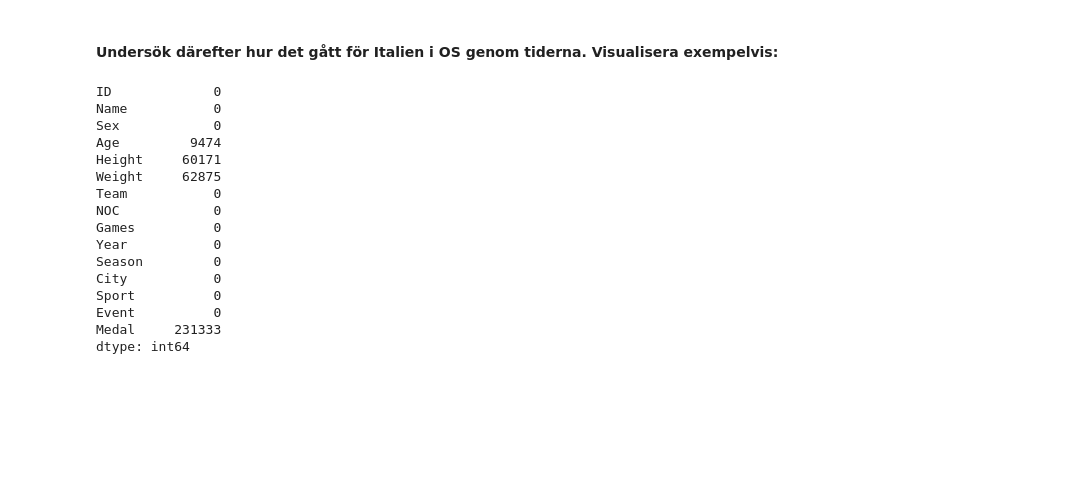
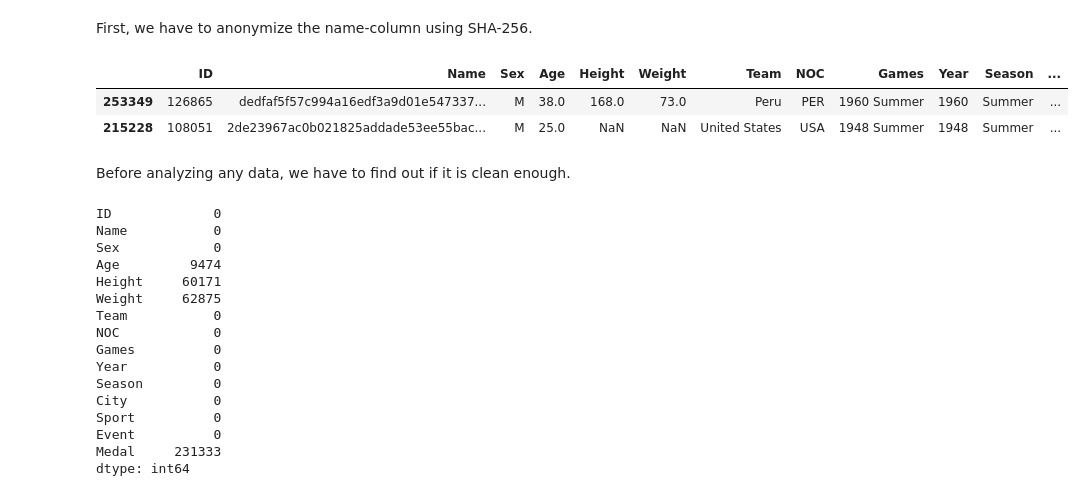
Before and after one commit to TobiasEnglund/Projekt-OS-Italien, a Jupyter notebook: Uppgift_1.ipynb, the cells around one changed output. Saved outputs shown, nothing was run; the diff lists cells and outputs as text; code cells hidden in the pictures; blank space fills up the shorter version.

```diff
--- a/Uppgift_1.ipynb
+++ b/Uppgift_1.ipynb
@@ -17,4 +8,6 @@ import seaborn as sns
 import matplotlib.pyplot as plt
 # %%
 athlete_events = pd.read_csv("./Data/athlete_events.csv")
+# %% [markdown]
+First, we have to anonymize the name-column using SHA-256.
 # %%
@@ -24,6 +14,12 @@ athlete_events = pd.read_csv("./Data/athlete_events.csv")
 athlete_events["Name"] = athlete_events["Name"].apply(lambda name: hl.sha256(name.encode()).hexdigest())
-# %% [markdown]
-#### Undersök därefter hur det gått för Italien i OS genom tiderna. Visualisera exempelvis:
+# %%
+athlete_events.sample(2)
+# %% [output]
+|  | ID | Name | Sex | Age | Height | Weight | Team | NOC | Games | Year | Season | ... |
+| 253349 | 126865 | dedfaf5f57c994a16edf3a9d01e547337... | M | 38.0 | 168.0 | 73.0 | Peru | PER | 1960 Summer | 1960 | Summer | ... |
+| 215228 | 108051 | 2de23967ac0b021825addade53ee55bac... | M | 25.0 | NaN | NaN | United States | USA | 1948 Summer | 1948 | Summer | ... |
+# %% [markdown]
+Before analyzing any data, we have to find out if it is clean enough.
 # %%
 athlete_events.isna().sum()
 # %% [output]
```
Also changed, not shown: parts of 38 cells of this notebook.
